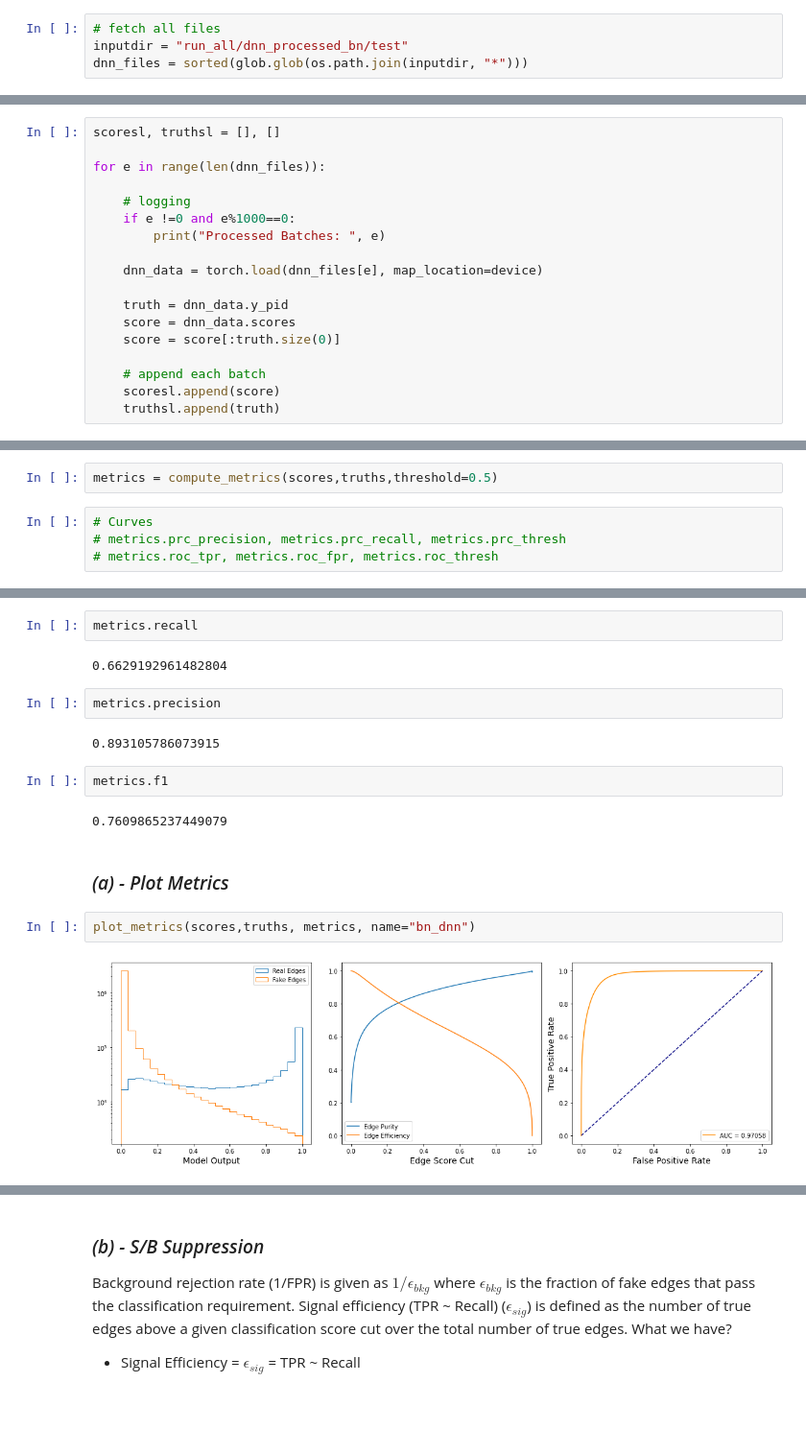
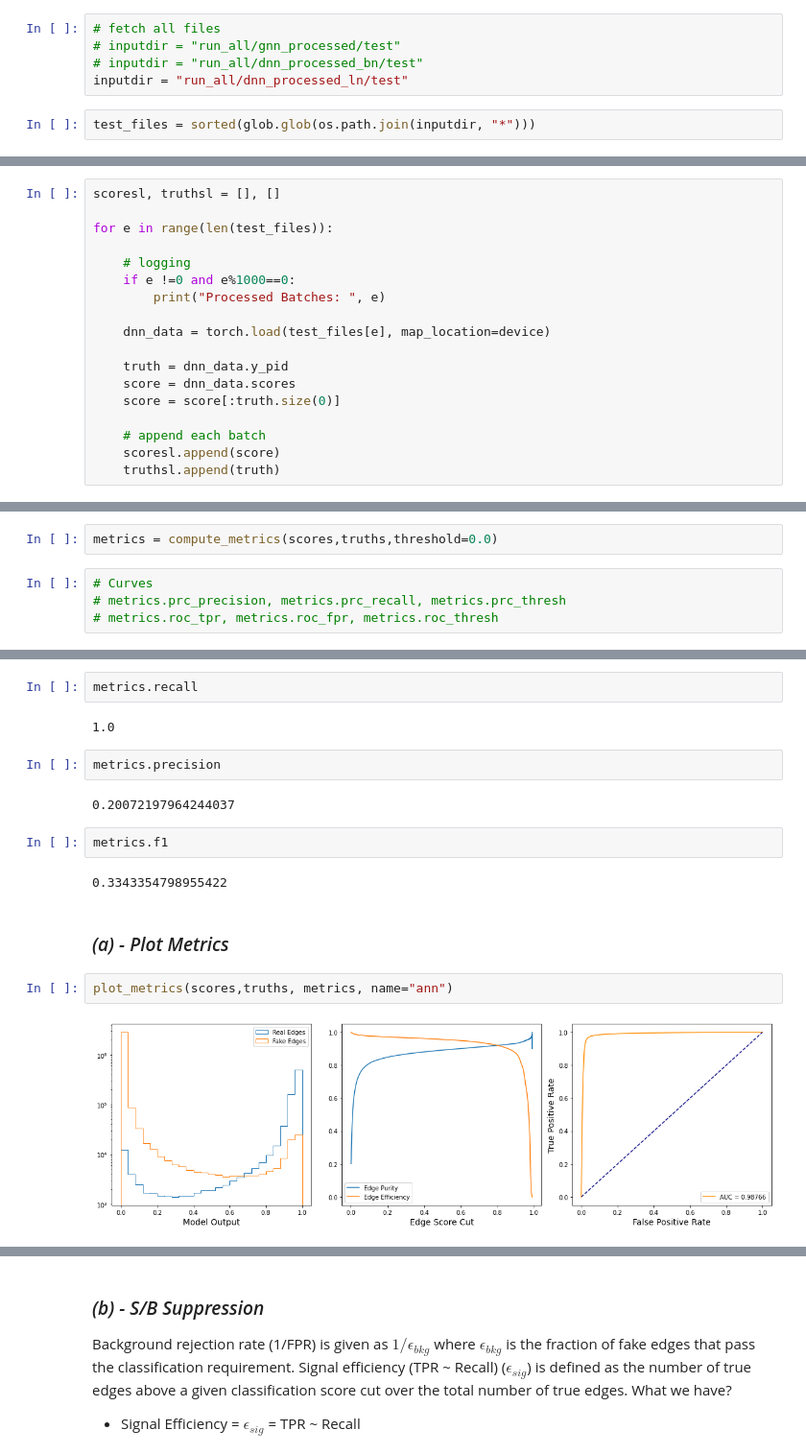
Before and after one commit to ai4fair/stttrkx, a Jupyter notebook: stt8_metrics.ipynb, the cells around one changed output, grey strips where cells are left out. Shown at 96% size. Saved outputs shown, nothing was run; the diff lists cells and outputs as text; blank space fills up the shorter version.

Commit message:
Renaming Notebooks and Metrics

```diff
--- a/stt8_metrics.ipynb
+++ b/stt8_metrics.ipynb
@@ -50,19 +50,22 @@ If _**GNNBuilder**_ callback has been run during training, just load data from `
+# %%
+# fetch all files
+# inputdir = "run_all/gnn_processed/test"
+# inputdir = "run_all/dnn_processed_bn/test"
+inputdir = "run_all/dnn_processed_ln/test"
 # %%
-# fetch all files
-inputdir = "run_all/dnn_processed_bn/test"
-dnn_files = sorted(glob.glob(os.path.join(inputdir, "*")))
+test_files = sorted(glob.glob(os.path.join(inputdir, "*")))
 # %% [markdown]
 - _Load all `truth` and `scores` from the `testset` from the `DNN` stage_
 # %%
 scoresl, truthsl = [], []
 
-for e in range(len(dnn_files)):
+for e in range(len(test_files)):
 
     # logging
     if e !=0 and e%1000==0:
         print("Processed Batches: ", e)
 
-    dnn_data = torch.load(dnn_files[e], map_location=device)
+    dnn_data = torch.load(test_files[e], map_location=device)
 
     truth = dnn_data.y_pid
     score = dnn_data.scores
@@ -92,7 +93,7 @@ np.save("bn_dnn_truths.npy", truths.numpy())
 scores = scores.numpy()
 truths = truths.numpy()
 # %%
-metrics = compute_metrics(scores,truths,threshold=0.5)
+metrics = compute_metrics(scores,truths,threshold=0.0)
 # %%
 # Curves
 # metrics.prc_precision, metrics.prc_recall, metrics.prc_thresh
@@ -104,19 +105,19 @@ metrics.accuracy
 # %%
 metrics.recall
 # %% [output]
-0.6629192961482804
+1.0
 # %%
 metrics.precision
 # %% [output]
-0.893105786073915
+0.20072197964244037
 # %%
 metrics.f1
 # %% [output]
-0.7609865237449079
+0.3343354798955422
 # %% [markdown]
 ### _(a) - Plot Metrics_
 # %%
-plot_metrics(scores,truths, metrics, name="bn_dnn")
+plot_metrics(scores,truths, metrics, name="ann")
 # %% [output]
-[figure, old version]
+[figure, new version]
 # %%
```
Also changed, not shown: parts of 14 cells of this notebook.
